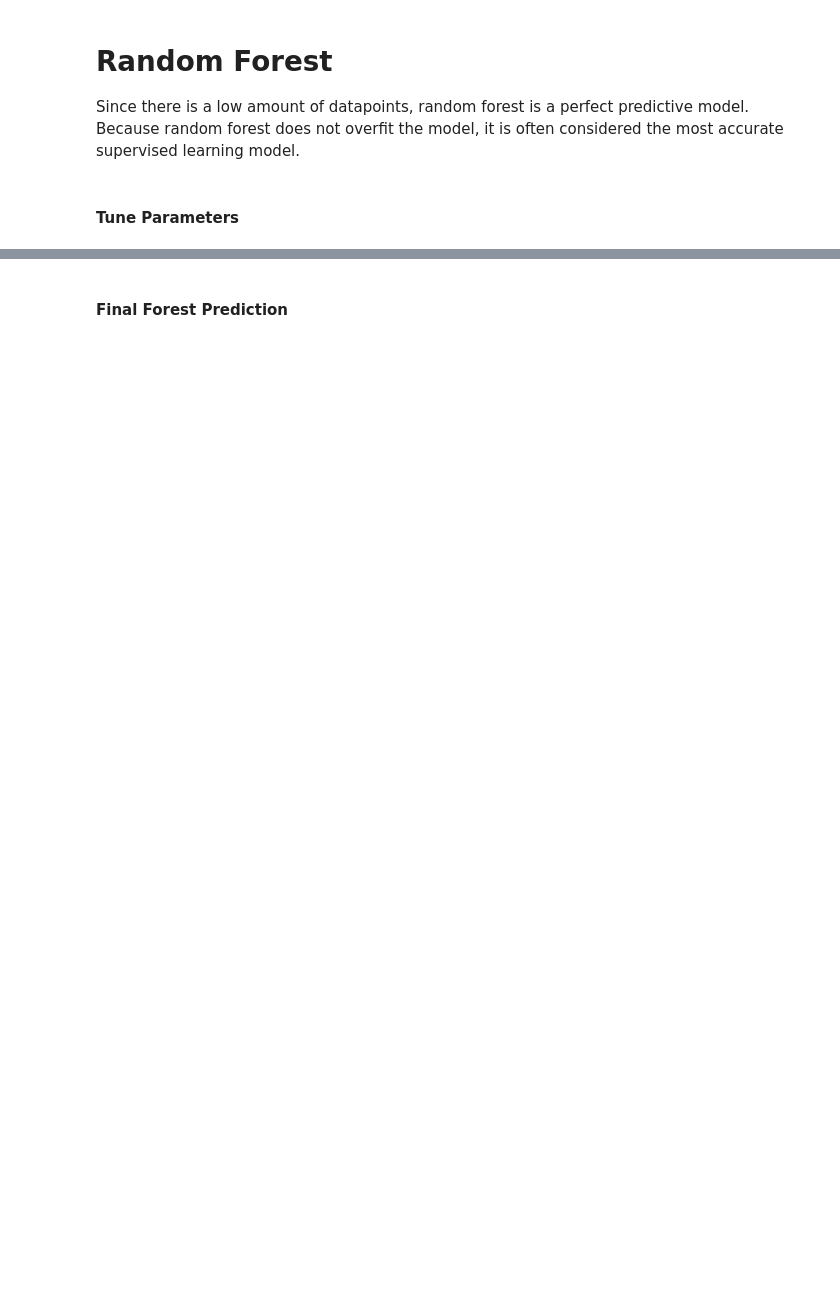
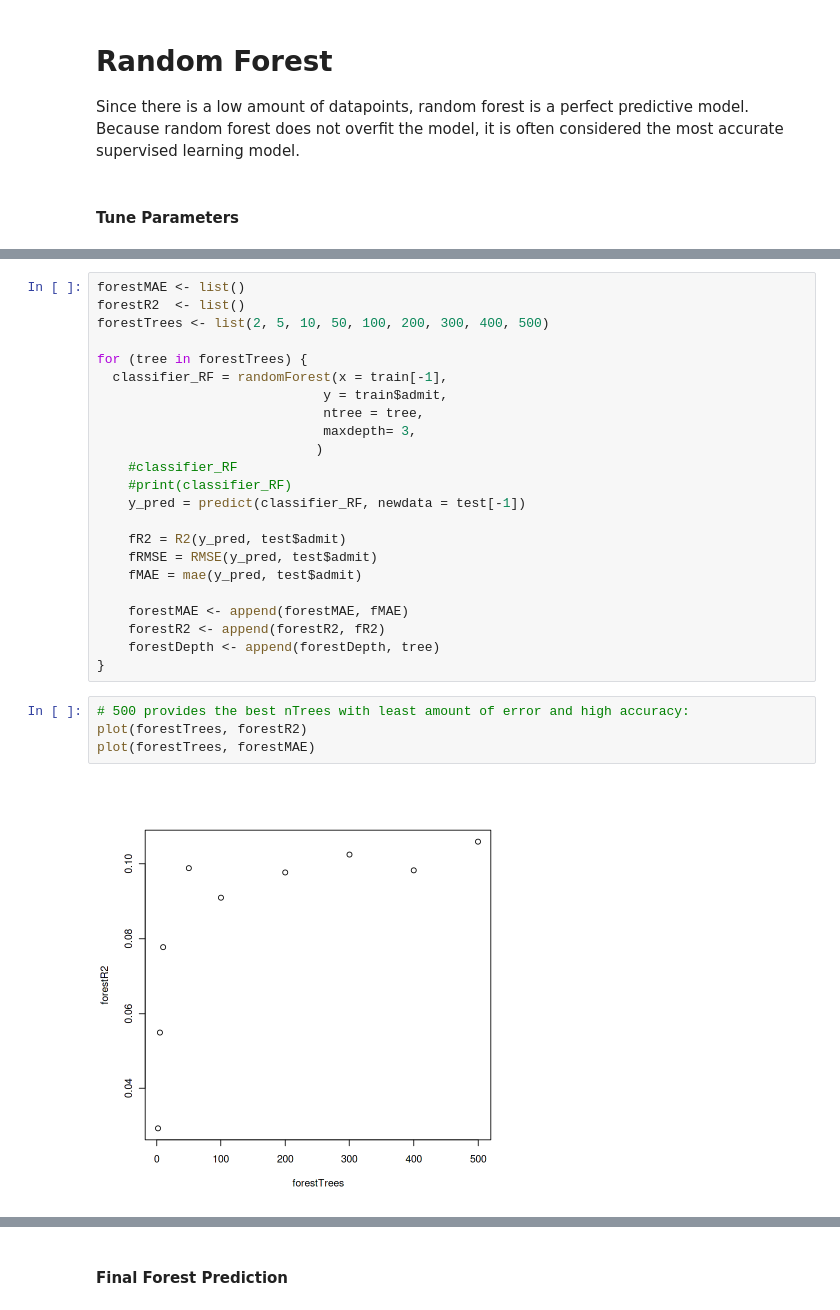
Before and after one commit to ScottySchmidt/AdvancedAnalytics, a Jupyter notebook: Admissions.ipynb, the cells around one changed output, grey strips where cells are left out. Cells and saved outputs as stored; diff of their text form; blank space fills up the shorter version.

```diff
--- a/Admissions.ipynb
+++ b/Admissions.ipynb
@@ -347,0 +341,29 @@ plot(forestDepth, forestR2)
+# %%
+forestMAE <- list()
+forestR2  <- list()
+forestTrees <- list(2, 5, 10, 50, 100, 200, 300, 400, 500)
+
+for (tree in forestTrees) {
+  classifier_RF = randomForest(x = train[-1],
+                             y = train$admit,
+                             ntree = tree,
+                             maxdepth= 3,
+                            )
+    #classifier_RF
+    #print(classifier_RF)
+    y_pred = predict(classifier_RF, newdata = test[-1])
+
+    fR2 = R2(y_pred, test$admit)
+    fRMSE = RMSE(y_pred, test$admit)
+    fMAE = mae(y_pred, test$admit)
+
+    forestMAE <- append(forestMAE, fMAE)
+    forestR2 <- append(forestR2, fR2)
+    forestDepth <- append(forestDepth, tree)
+}
+# %%
+# 500 provides the best nTrees with least amount of error and high accuracy:
+plot(forestTrees, forestR2)
+plot(forestTrees, forestMAE)
+# %% [output]
+[figure, added]
```
Also changed, not shown: parts of 11 cells of this notebook.
